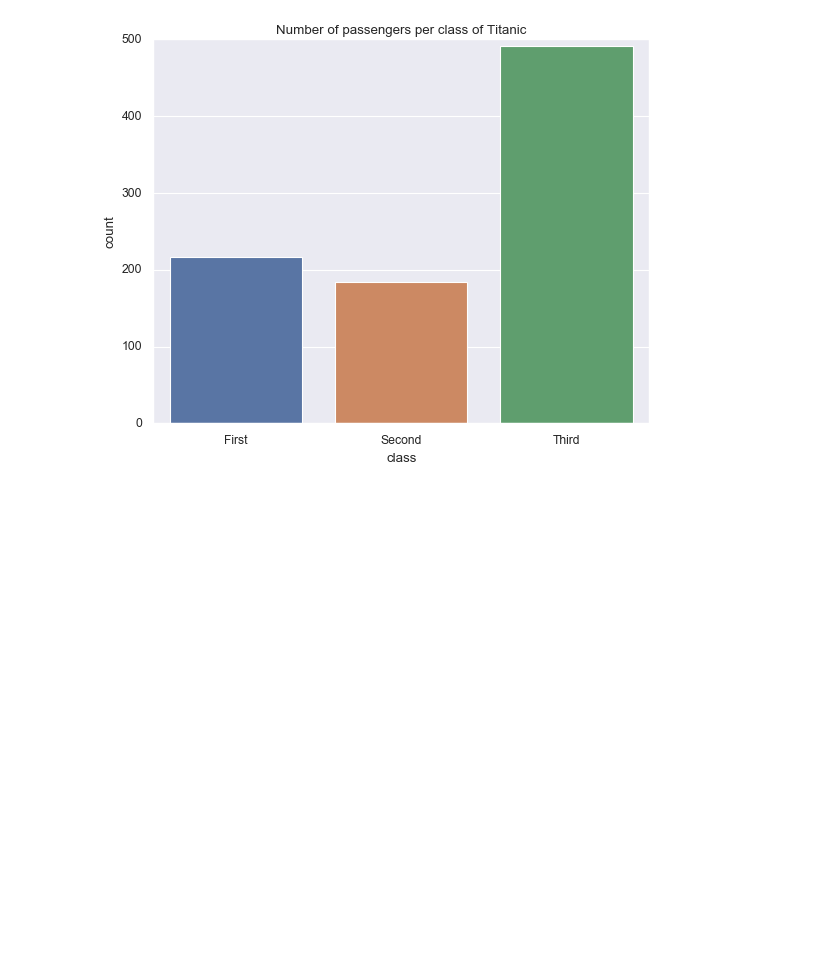
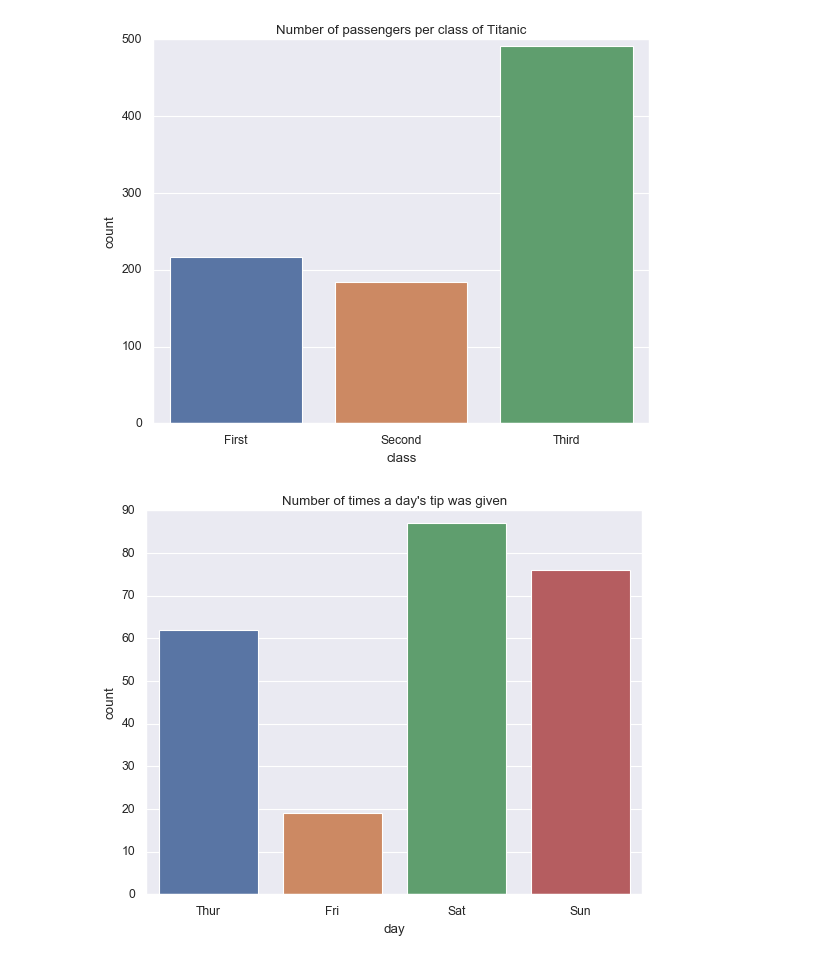
Before and after one commit to leekate/python_2019_mmmil, a Jupyter notebook: CH05_Matplotlib.ipynb, the cells around one changed output. Drawn from its saved outputs; the diff is of its cells as text; code cells hidden in the pictures; blank space fills up the shorter version.

```diff
--- a/CH05_Matplotlib.ipynb
+++ b/CH05_Matplotlib.ipynb
@@ -239,4 +239,7 @@ plt.show()
 [figure]
 # %%
 sns.countplot(x="day", data=tips)
-plt
+plt.title("Number of times a day's tip was given")
+plt.show()
+# %% [output]
+[figure, added]
```
Also changed, not shown: parts of 4 cells of this notebook.
